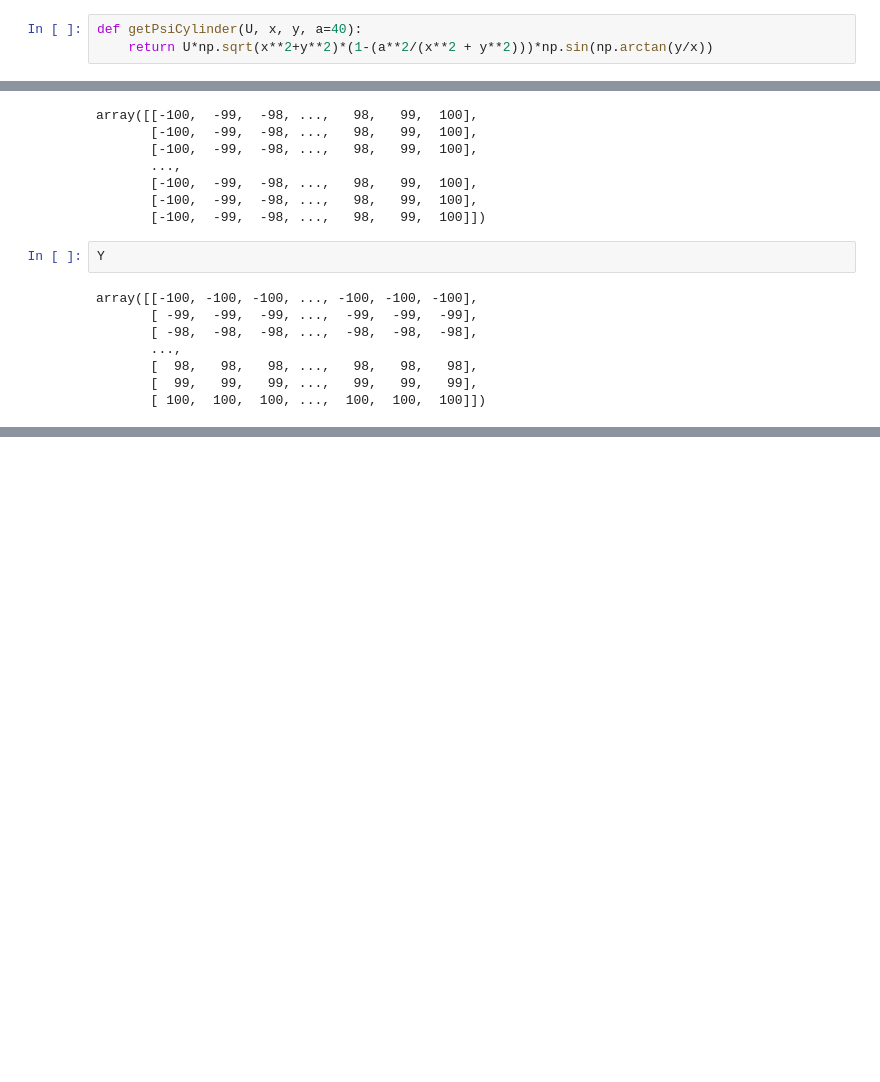
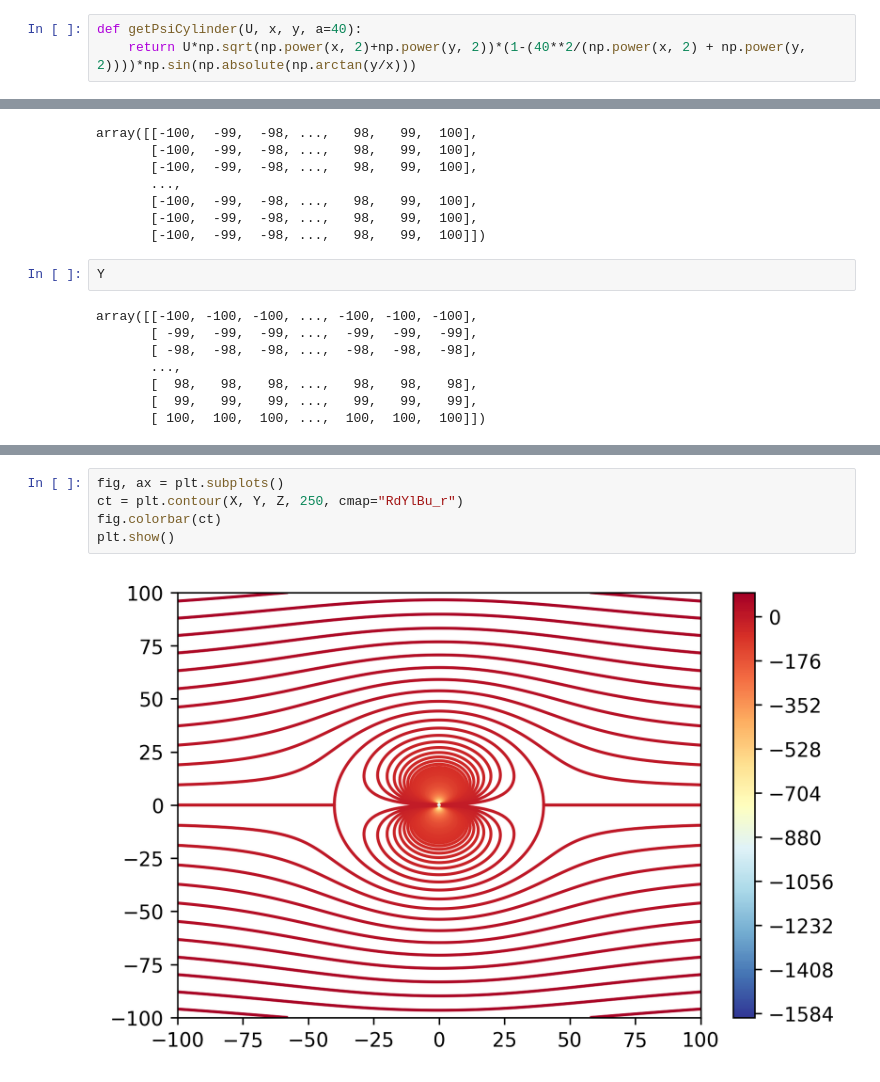
Before and after one commit to mpampolina/CIVL, a Jupyter notebook: CIVL 303 - Assignment 3.ipynb, the cells around one changed output, grey strips where cells are left out. Cells and saved outputs as stored; diff of their text form; blank space fills up the shorter version.

Commit message:
updated streamline plot

```diff
--- a/CIVL 303 - Assignment 3.ipynb
+++ b/CIVL 303 - Assignment 3.ipynb
@@ -16,4 +11,4 @@ def getPsi(U, r, theta, R=40):
     return U*(r-(R**2/r))*math.sin(theta)
 # %%
 def getPsiCylinder(U, x, y, a=40):
-    return U*np.sqrt(x**2+y**2)*(1-(a**2/(x**2 + y**2)))*np.sin(np.arctan(y/x))
+    return U*np.sqrt(np.power(x, 2)+np.power(y, 2))*(1-(40**2/(np.power(x, 2) + np.power(y, 2))))*np.sin(np.absolute(np.arctan(y/x)))
@@ -67,0 +89,7 @@ plt.contourf(X, Y, Z)
+# %%
+fig, ax = plt.subplots()
+ct = plt.contour(X, Y, Z, 250, cmap="RdYlBu_r")
+fig.colorbar(ct)
+plt.show()
+# %% [output]
+[figure, added]
```
Also changed, not shown: parts of 11 cells of this notebook.
